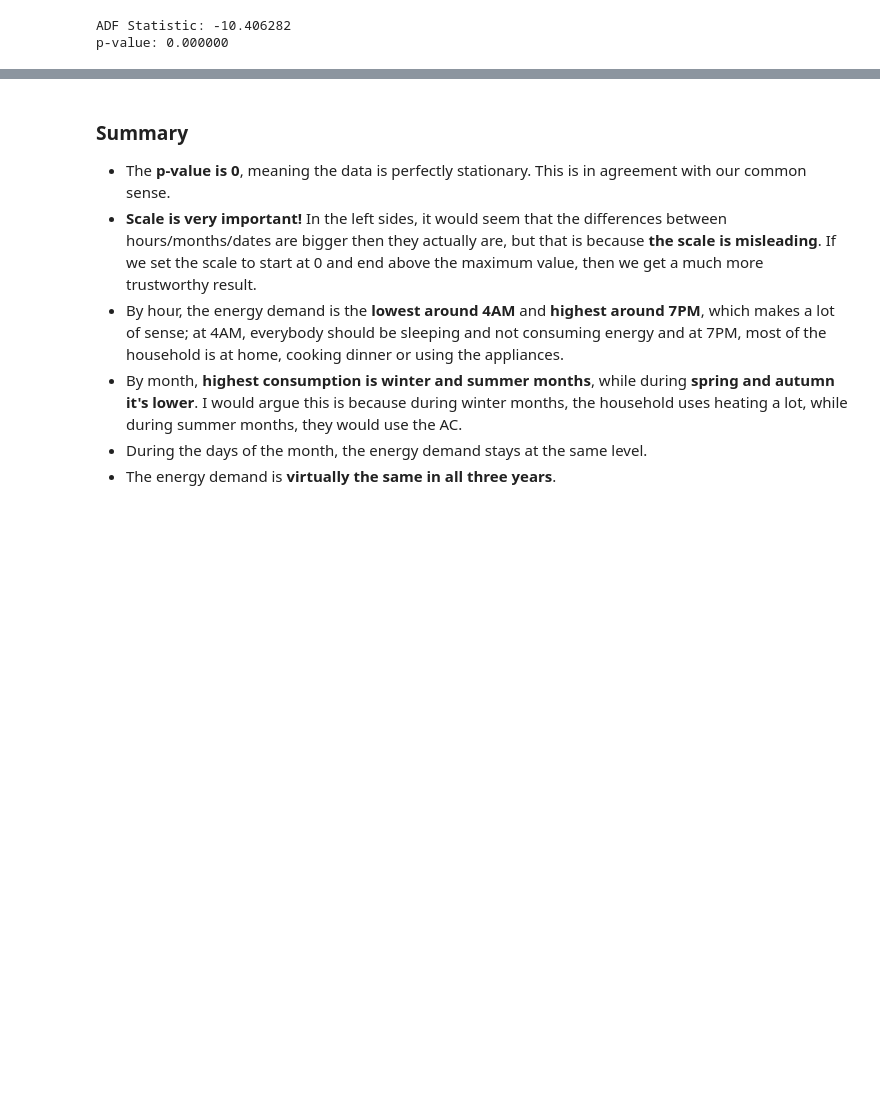
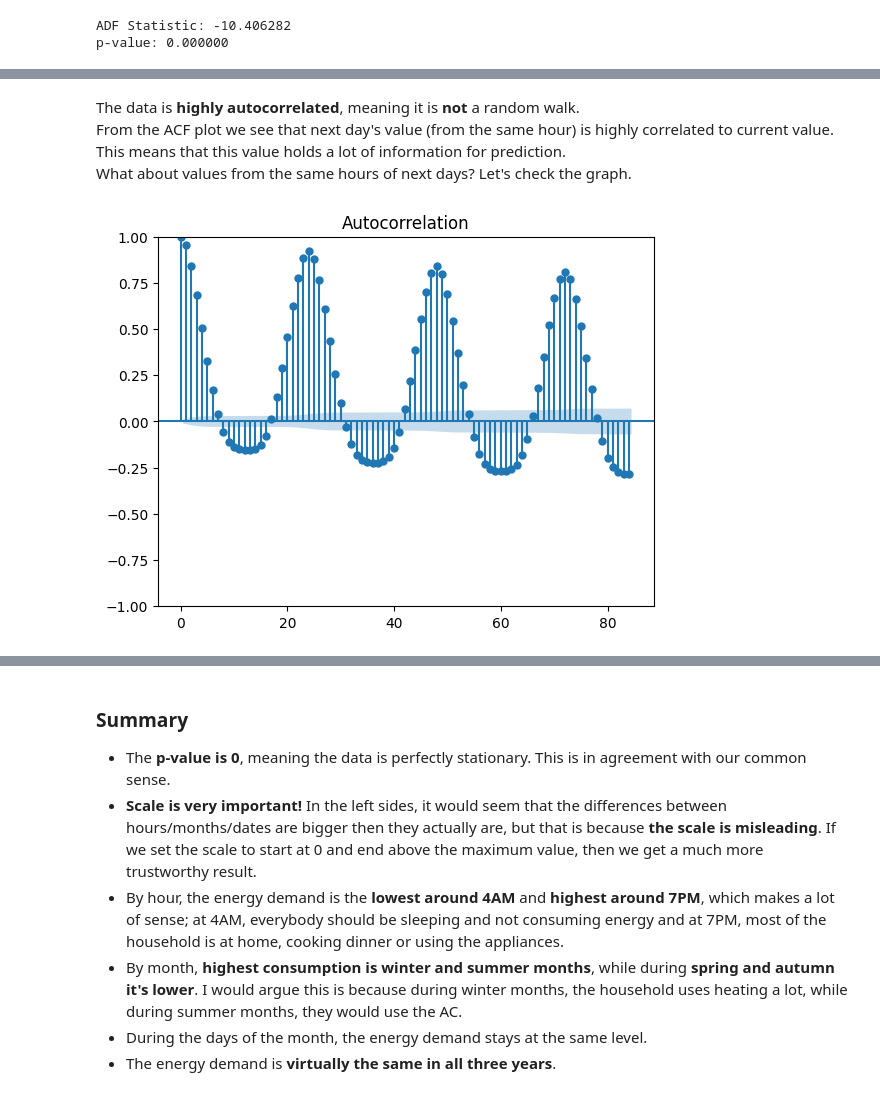
Before and after one commit to stepazel/BankDataAnalysis, a Jupyter notebook: timeseries.ipynb, the cells around one changed output, grey strips where cells are left out. Drawn from its saved outputs; the diff is of its cells as text; code cells hidden in the pictures; blank space fills up the shorter version.

```diff
--- a/timeseries.ipynb
+++ b/timeseries.ipynb
@@ -153,0 +166,8 @@ p-value: 0.000000
+# %% [markdown]
+The data is **highly autocorrelated**, meaning it is **not** a random walk.
+From the ACF plot we see that next day's value (from the same hour) is highly correlated to current value. This means that this value holds a lot of information for prediction.
+What about values from the same hours of next days? Let's check the graph.
+# %%
+plot_acf(df['Load'], lags=24*3 + 12);
+# %% [output]
+[figure, added]
```
Also changed, not shown: parts of 45 cells of this notebook, 1 other file.
